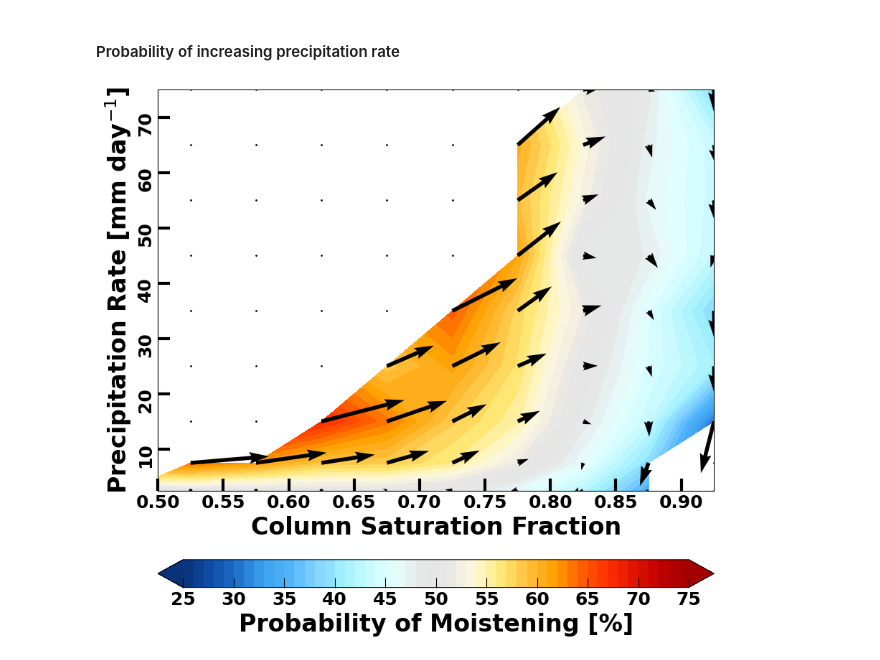
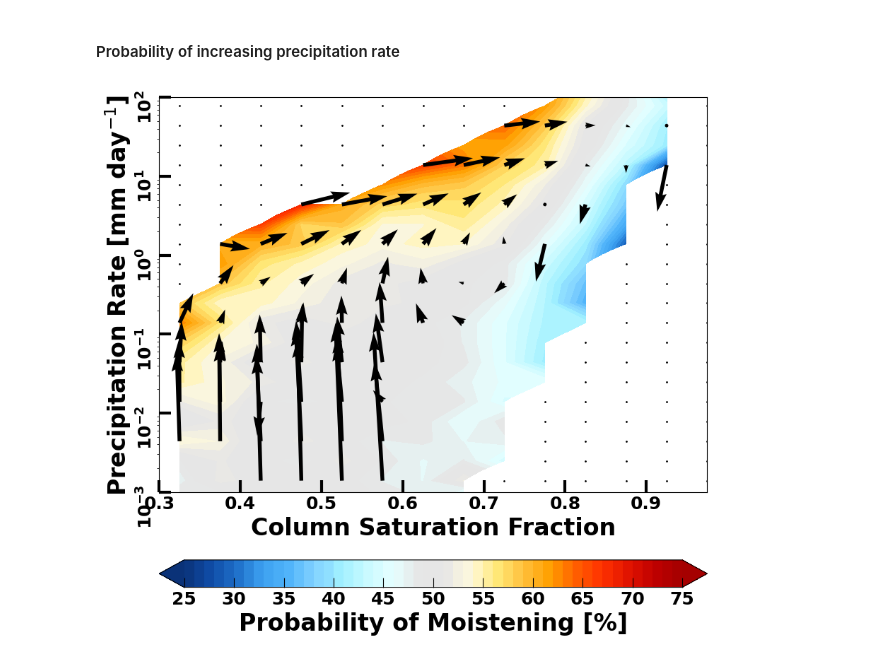
Before and after one commit to bwolding/tropical_PODs, a Jupyter notebook: testing/initial_testing.ipynb, the cells around one changed output. Cells and saved outputs as stored; diff of their text form; code cells hidden in the pictures.

```diff
--- a/testing/initial_testing.ipynb
+++ b/testing/initial_testing.ipynb
@@ -606,18 +585,18 @@ csf_precipitation_rate_log_binned_precipitation_rate_composite = process_multiye
 # %%
 two_variable_binned_coevolution_composites = csf_precipitation_rate_log_binned_coevolution_composite
 color_shading_var = (csf_precipitation_rate_log_binned_precipitation_rate_composite['bin_number_pos_delta_ivar_centered'] / csf_precipitation_rate_log_binned_precipitation_rate_composite['bin_number_of_samples_centered'])*100
 color_shading_var_number_of_samples = csf_precipitation_rate_log_binned_precipitation_rate_composite['bin_number_of_samples_centered']
 color_shading_levels = np.arange(25, 76, 1)
 color_shading_map = colormap_colors
 colorbar_extend_string = 'both'
 colorbar_tick_levels = np.arange(25, 80, 5)
 colorbar_label_string = 'Probability of Moistening [%]'
 scientific_colorbar_boolean = False
 plot_vectors_boolean = True
 leading_lagging_centered_string='centered'
 save_fig_boolean = False
 figure_path_and_name = odir_plots + 'csf_precipitation_rate_log_binned_precipitation_rate_composite_' + str(years_to_plot_list[0]) + '_' + str(years_to_plot_list[-1]) + '.png'
 
-plot_two_variables_binned_composites(two_variable_binned_coevolution_composites, color_shading_var, color_shading_var_number_of_samples, min_number_of_obs, color_shading_levels, color_shading_map, colorbar_extend_string, colorbar_tick_levels, colorbar_label_string, scientific_colorbar_boolean, plot_vectors_boolean, leading_lagging_centered_string, save_fig_boolean, figure_path_and_name)
+plot_two_variable_binned_composites_log_y_scale(two_variable_binned_coevolution_composites, color_shading_var, color_shading_var_number_of_samples, min_number_of_obs, color_shading_levels, color_shading_map, colorbar_extend_string, colorbar_tick_levels, colorbar_label_string, scientific_colorbar_boolean, plot_vectors_boolean, leading_lagging_centered_string, save_fig_boolean, figure_path_and_name)
 # %% [output]
-[figure, old version]
+[figure, new version]
```
Also changed, not shown: parts of 3 cells of this notebook.
